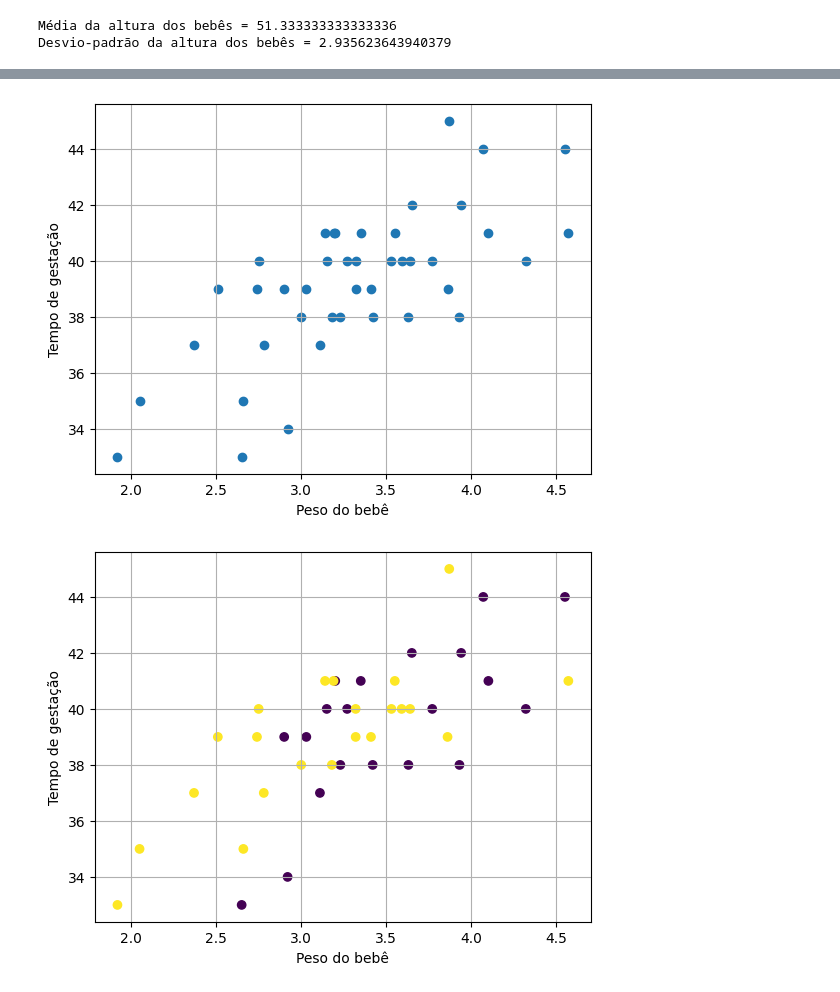
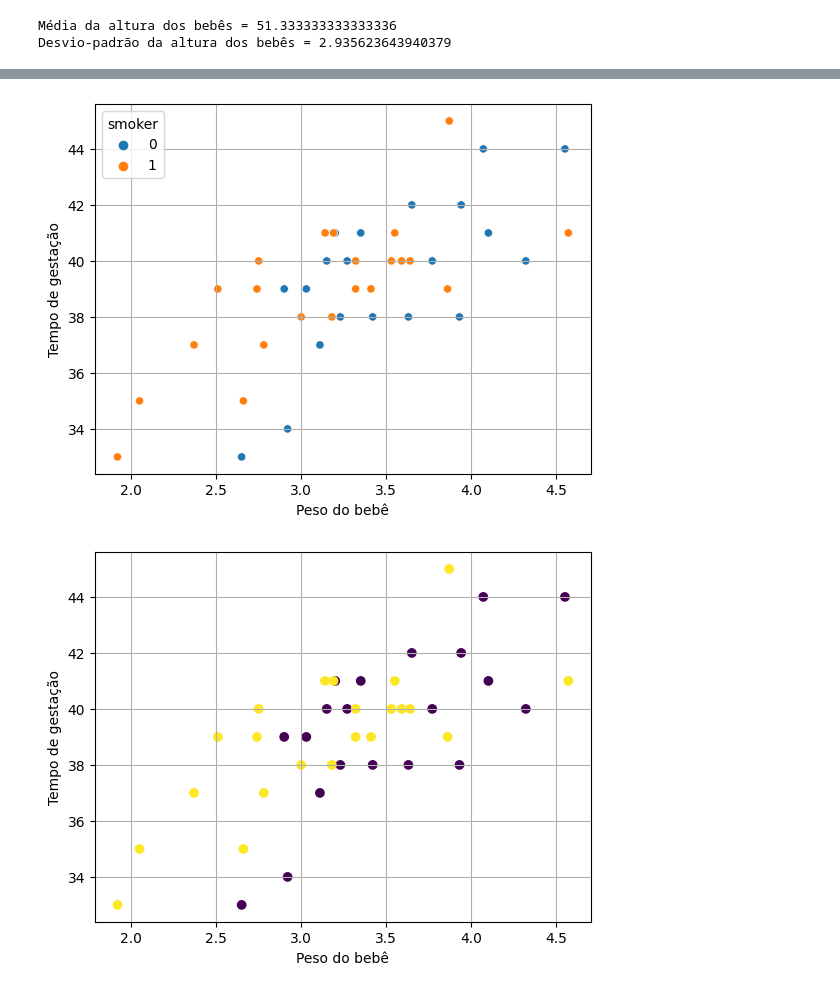
Before and after one commit to gustavogzr/univesp_disciplinas, a Jupyter notebook: Mineracao_Dados/Semana03.ipynb, the cells around one changed output, grey strips where cells are left out. Drawn from its saved outputs; the diff is of its cells as text; code cells hidden in the pictures.

```diff
--- a/Mineracao_Dados/Semana03.ipynb
+++ b/Mineracao_Dados/Semana03.ipynb
@@ -53,12 +58,12 @@ plt.show()
 # %%
 # Construir gráfico de dispersão entre o peso do bebê (Birthweight) e tempo de gestação (Gestation)
-plt.scatter(df_birth['Birthweight'], df_birth['Gestation'])
+sns.scatterplot(x=df_birth['Birthweight'], y=df_birth['Gestation'], hue=df_birth['smoker'])
 plt.grid()
 plt.xlabel('Peso do bebê')
 plt.ylabel('Tempo de gestação')
 plt.show()
 # %% [output]
-[figure, old version]
+[figure, new version]
 # %%
 # Reconstruir gráfico anterior com segregação de mães que fumam e que não fumam (smoker)
 plt.scatter(df_birth['Birthweight'], df_birth['Gestation'], c=df_birth['smoker'])
```
Also changed, not shown: parts of 16 cells of this notebook, 1 other file.
